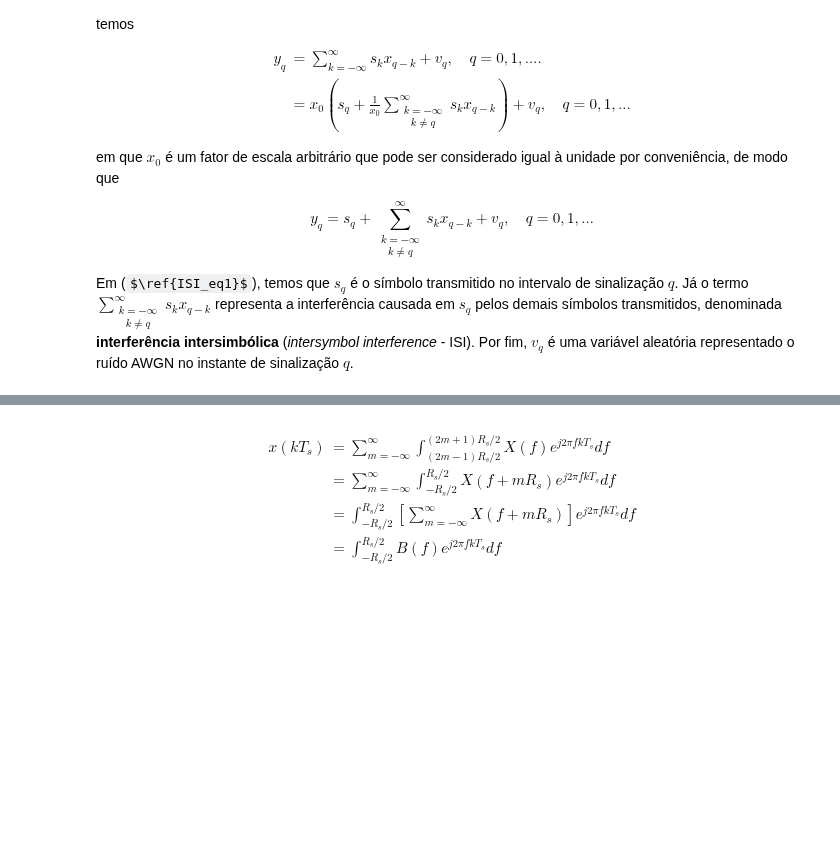
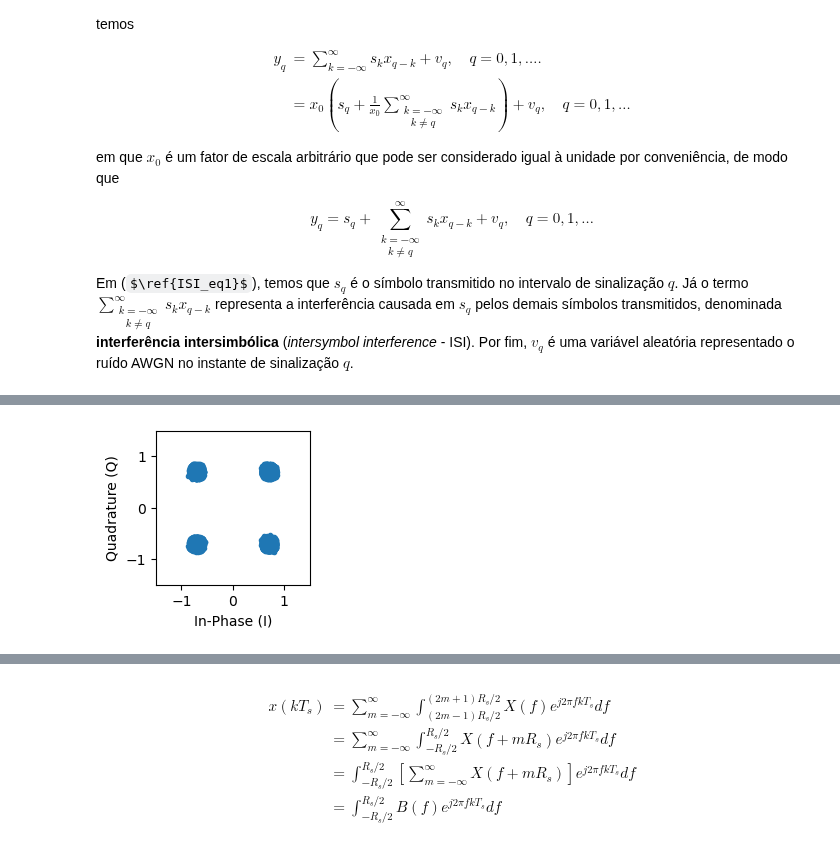
Before and after one commit to edsonportosilva/TDI, a Jupyter notebook: jupyter/4 - Transmissão digital em canais limitados em banda.ipynb, the cells around one changed output, grey strips where cells are left out. Cells and saved outputs as stored; diff of their text form; code cells hidden in the pictures; some formulas as TeX source; blank space fills up the shorter version.

```diff
--- a/jupyter/4 - Transmissão digital em canais limitados em banda.ipynb
+++ b/jupyter/4 - Transmissão digital em canais limitados em banda.ipynb
@@ -286,3 +284,7 @@ pconst(pnorm((sigRx + ruidoC)[10*SpS:-10*SpS:SpS]), pType='fast', R=1.5);
+# %%
+pconst(pnorm((sigRx + ruidoC)[2+10*SpS:-10*SpS:SpS]), pType='fast', R=1.5);
+# %% [output]
+[figure, added]
 # %%
 # plot PSD
 plt.figure(figsize=(6,3));
```
Also changed, not shown: parts of 8 cells of this notebook, 8 other files.
